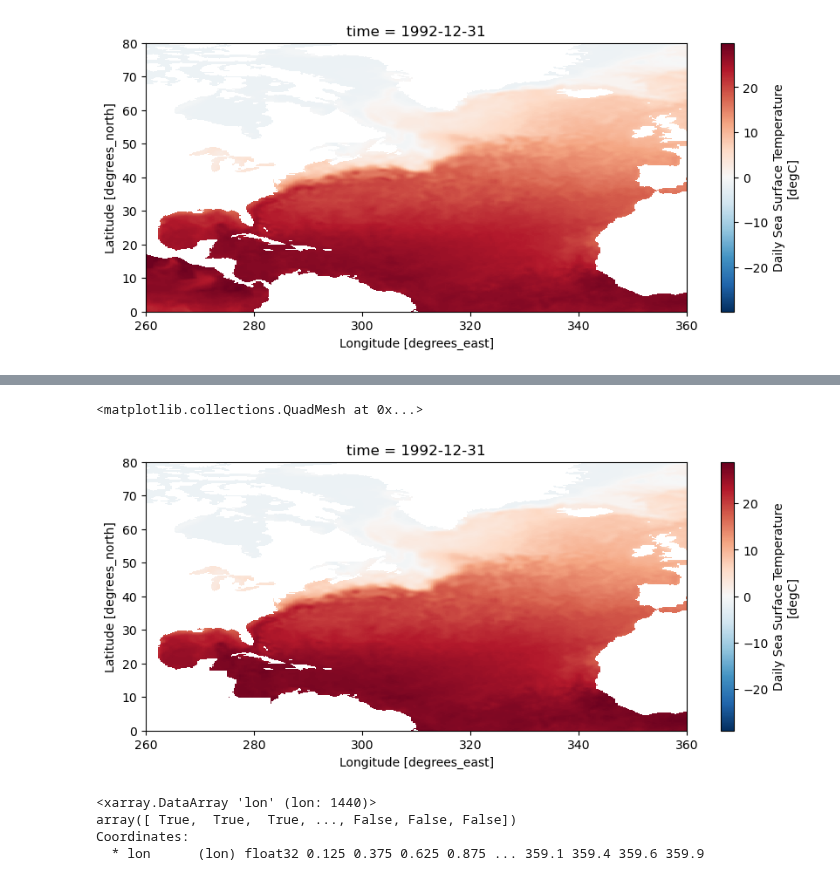
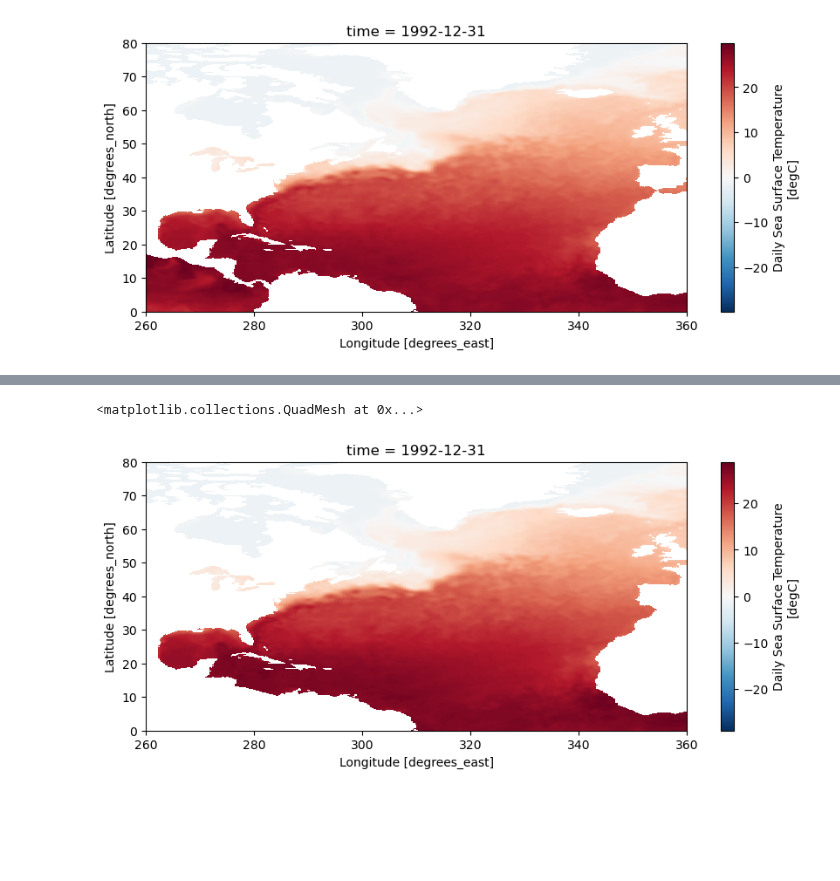
Before and after one commit to PedroVelez/SSTGlobalAnalysis, a Jupyter notebook: Mejoras/AnalysisData_mask.ipynb, the cells around one changed output, grey strips where cells are left out. Cells and saved outputs as stored; diff of their text form; code cells hidden in the pictures; blank space fills up the shorter version.

```diff
--- a/Mejoras/AnalysisData_mask.ipynb
+++ b/Mejoras/AnalysisData_mask.ipynb
@@ -13,3 +21,9 @@ plt.rcParams['figure.figsize'] = (10, 4)
+# %%
+# Define a transformation to ensure the polygon's CRS matches
+def transform_polygon(polygon, src_crs='epsg:4326', tgt_crs='epsg:4326'):
+    # Transform the polygon to match the DataArray CRS if needed
+    proj = pyproj.Transformer.from_proj(pyproj.Proj(src_crs), pyproj.Proj(tgt_crs), always_xy=True)
+    return transform(lambda x, y: proj.transform(x, y), polygon)
 # %% [markdown]
 #### Settings
 # %%
@@ -29,0 +38,9 @@ elif os.uname().nodename.lower().find('rossby') != -1:
+# %%
+HOME=os.environ['HOME']
+f = open(HOME+'/.env', 'r')
+for line in f.readlines():
+    Name=line.strip().split('=')[0]
+    Content=line.strip().split('=')[-1]
+    if Name=='dirData' or Name=='dirAnalisis':
+        exec(Name + "=" + "'" + Content + "'")
+f.close()
@@ -67,5 +83,30 @@ Ca_ds = DS.where(msc_ln &  msc_lt, drop=True)
+# %%
+#Quito el med
+lat_point_list = [40, 40, 30, 30, 40]
+lon_point_list = [354.5, 360, 360, 354.5, 354.5]
+
+polygon_geom = Polygon(zip(lon_point_list, lat_point_list))
+polygon = transform_polygon(polygon_geom)
+mask = np.array([[point_in_polygon(lon,lat,polygon)
+                  for lon in sst.lon.values]
+                  for lat in sst.lat.values])
+
+sst = sst.where(~mask)
+
+
+#Quito el pacifico
+lat_point_list = [20,  10,  0, 0, 20]
+lon_point_list = [260, 285, 285, 260,260]
+
+polygon_geom = Polygon(zip(lon_point_list, lat_point_list))
+polygon = transform_polygon(polygon_geom)
+mask = np.array([[point_in_polygon(lon,lat,polygon)
+                  for lon in sst.lon.values]
+                  for lat in sst.lat.values])
+
+sst = sst.where(~mask)
 # %%
-Ca_ds.sst[-1,:,:].plot()
+sst[-1,:,:].plot()
 # %% [output]
 <matplotlib.collections.QuadMesh at 0x...>
-[figure, old version]
+[figure, new version]
@@ -79,7 +112,0 @@ mask_lon = (DS.lon >= min_lon) & (DS.lon <= max_lon)
-# %%
-mask_lon
-# %% [output]
-<xarray.DataArray 'lon' (lon: 1440)>
-array([ True,  True,  True, ..., False, False, False])
-Coordinates:
-  * lon      (lon) float32 0.125 0.375 0.625 0.875 ... 359.1 359.4 359.6 359.9
```
Also changed, not shown: parts of 16 cells of this notebook, 15 other files.
